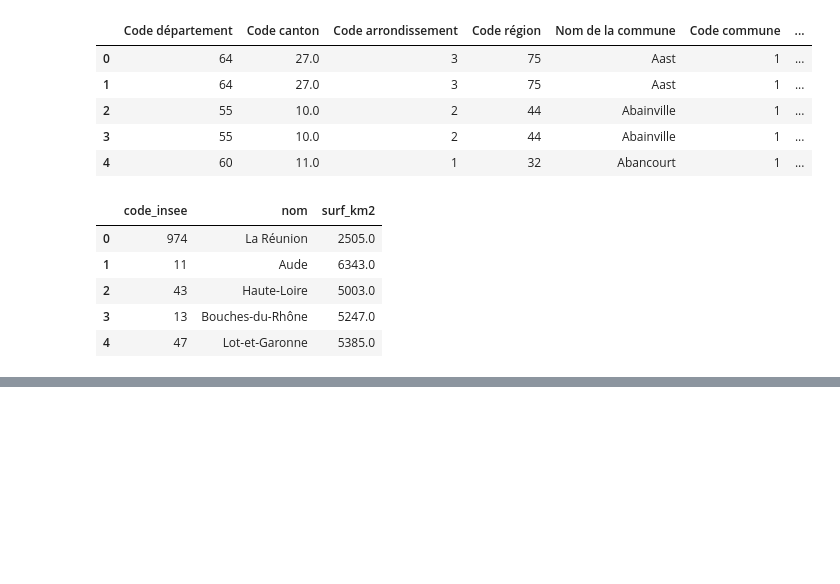
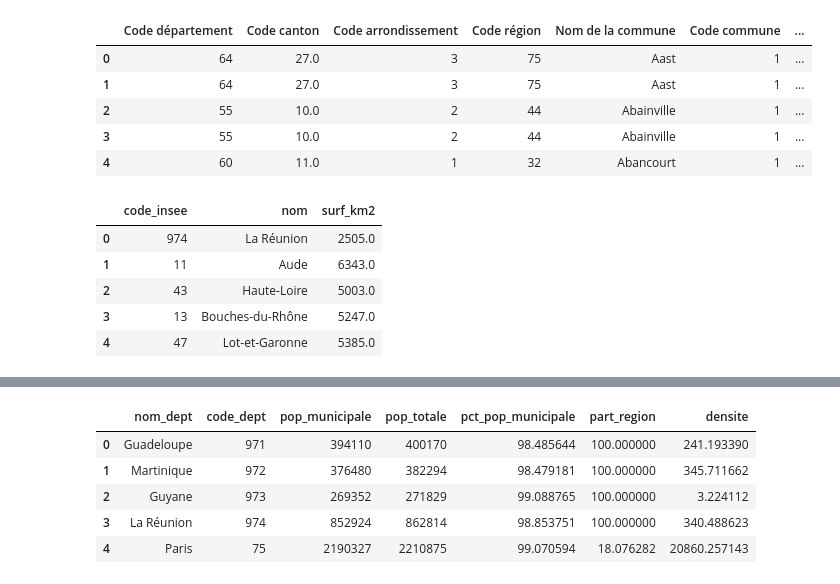
Before and after one commit to ms2020bgd/Thomas_Mensch, a Jupyter notebook: INFMDI721/lesson6/exo_cc.ipynb, the cells around one changed output, grey strips where cells are left out. Saved outputs shown, nothing was run; the diff lists cells and outputs as text; code cells hidden in the pictures; blank space fills up the shorter version.

```diff
--- a/INFMDI721/lesson6/exo_cc.ipynb
+++ b/INFMDI721/lesson6/exo_cc.ipynb
@@ -78,0 +155,13 @@ KeyError: "['Code commune'] not found in axis"
+# %%
+df_merge = df_merge.rename(columns={'code_insee': 'code_dept'})
+df_merge = df_merge[['nom_dept','code_dept','pop_municipale','pop_totale',
+                     'pct_pop_municipale','part_region','densite']]
+
+df_merge.head()
+# %% [output]
+|  | nom_dept | code_dept | pop_municipale | pop_totale | pct_pop_municipale | part_region | densite |
+| 0 | Guadeloupe | 971 | 394110 | 400170 | 98.485644 | 100.000000 | 241.193390 |
+| 1 | Martinique | 972 | 376480 | 382294 | 98.479181 | 100.000000 | 345.711662 |
+| 2 | Guyane | 973 | 269352 | 271829 | 99.088765 | 100.000000 | 3.224112 |
+| 3 | La Réunion | 974 | 852924 | 862814 | 98.853751 | 100.000000 | 340.488623 |
+| 4 | Paris | 75 | 2190327 | 2210875 | 99.070594 | 18.076282 | 20860.257143 |
```
Also changed, not shown: parts of 20 cells of this notebook.
